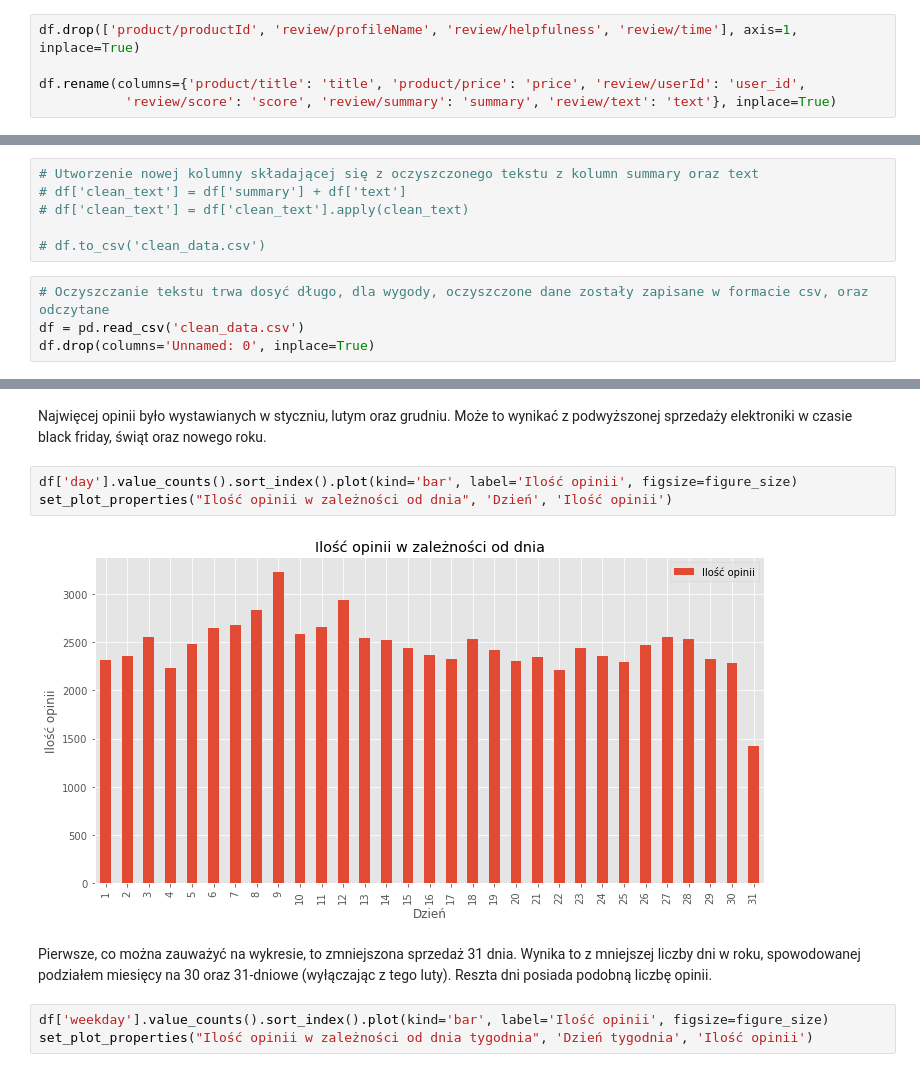
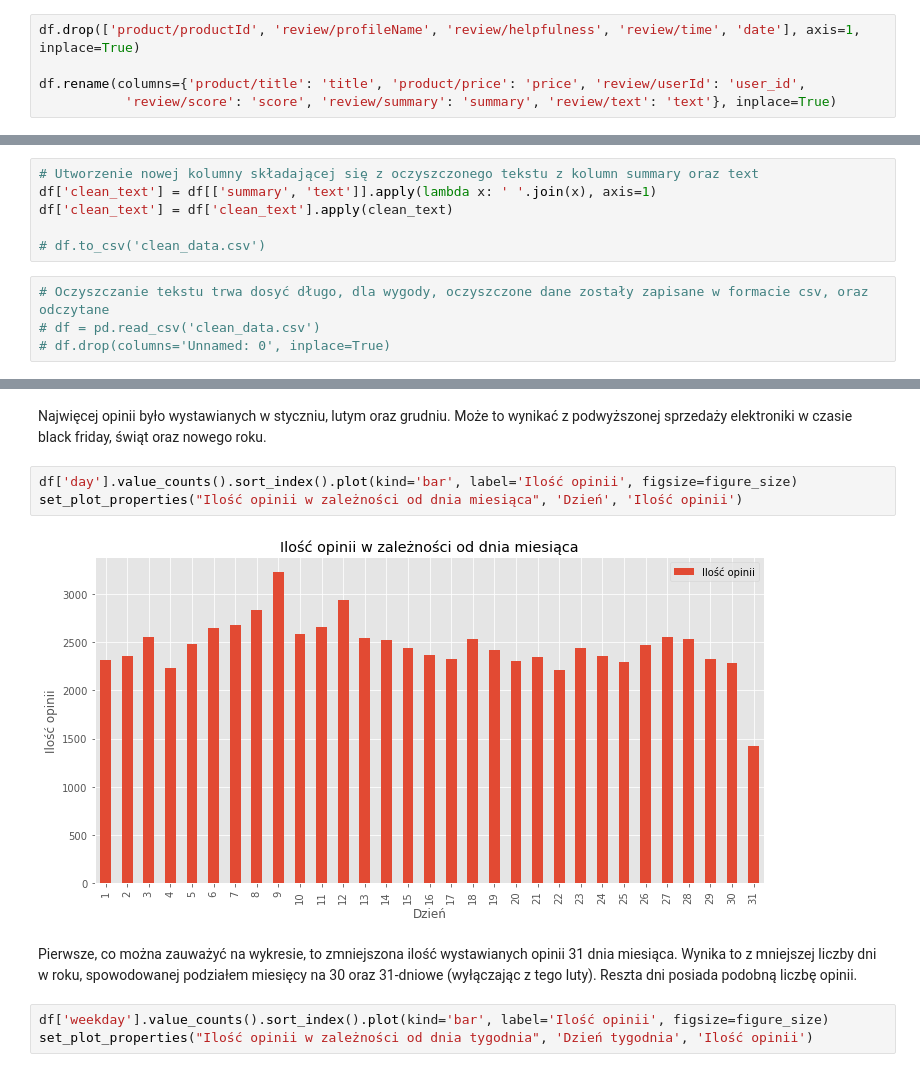
Before and after one commit to Dominik242633/Amazon-Reviews, a Jupyter notebook: Data analysis.ipynb, the cells around one changed output, grey strips where cells are left out. Cells and saved outputs as stored; diff of their text form.

```diff
--- a/Data analysis.ipynb
+++ b/Data analysis.ipynb
@@ -138,7 +138,7 @@ df['all_helpfulness'] = df['all_helpfulness'].astype("int64")
 # %% [markdown]
 Usunięcie niepotrzebnych kolumn oraz zamiana nazw istniejących
 # %%
-df.drop(['product/productId', 'review/profileName', 'review/helpfulness', 'review/time'], axis=1, inplace=True)
+df.drop(['product/productId', 'review/profileName', 'review/helpfulness', 'review/time', 'date'], axis=1, inplace=True)
 
 df.rename(columns={'product/title': 'title', 'product/price': 'price', 'review/userId': 'user_id',
            'review/score': 'score', 'review/summary': 'summary', 'review/text': 'text'}, inplace=True)
@@ -176,14 +176,14 @@ def clean_text(text):
     return text
 # %%
 # Utworzenie nowej kolumny składającej się z oczyszczonego tekstu z kolumn summary oraz text
-# df['clean_text'] = df['summary'] + df['text']
-# df['clean_text'] = df['clean_text'].apply(clean_text)
+df['clean_text'] = df[['summary', 'text']].apply(lambda x: ' '.join(x), axis=1)
+df['clean_text'] = df['clean_text'].apply(clean_text)
 
 # df.to_csv('clean_data.csv')
 # %%
 # Oczyszczanie tekstu trwa dosyć długo, dla wygody, oczyszczone dane zostały zapisane w formacie csv, oraz odczytane
-df = pd.read_csv('clean_data.csv')
-df.drop(columns='Unnamed: 0', inplace=True)
+# df = pd.read_csv('clean_data.csv')
+# df.drop(columns='Unnamed: 0', inplace=True)
 # %% [markdown]
 Wygląd danych po przekształceniach
 # %%
@@ -350,11 +350,11 @@ set_plot_properties("Ilość opinii w zależności od miesiąca", 'Miesiąc', 'I
 Najwięcej opinii było wystawianych w styczniu, lutym oraz grudniu. Może to wynikać z podwyższonej sprzedaży elektroniki w czasie black friday, świąt oraz nowego roku.
 # %%
 df['day'].value_counts().sort_index().plot(kind='bar', label='Ilość opinii', figsize=figure_size)
-set_plot_properties("Ilość opinii w zależności od dnia", 'Dzień', 'Ilość opinii')
+set_plot_properties("Ilość opinii w zależności od dnia miesiąca", 'Dzień', 'Ilość opinii')
 # %% [output]
-[figure, old version]
+[figure, new version]
 # %% [markdown]
-Pierwsze, co można zauważyć na wykresie, to zmniejszona sprzedaż 31 dnia. Wynika to z mniejszej liczby dni w roku, spowodowanej podziałem miesięcy na 30 oraz 31-dniowe (wyłączając z tego luty). Reszta dni posiada podobną liczbę opinii.
+Pierwsze, co można zauważyć na wykresie, to zmniejszona ilość wystawianych opinii 31 dnia miesiąca. Wynika to z mniejszej liczby dni w roku, spowodowanej podziałem miesięcy na 30 oraz 31-dniowe (wyłączając z tego luty). Reszta dni posiada podobną liczbę opinii.
 # %%
 df['weekday'].value_counts().sort_index().plot(kind='bar', label='Ilość opinii', figsize=figure_size)
 set_plot_properties("Ilość opinii w zależności od dnia tygodnia", 'Dzień tygodnia', 'Ilość opinii')
```
Also changed, not shown: parts of 26 cells of this notebook.
